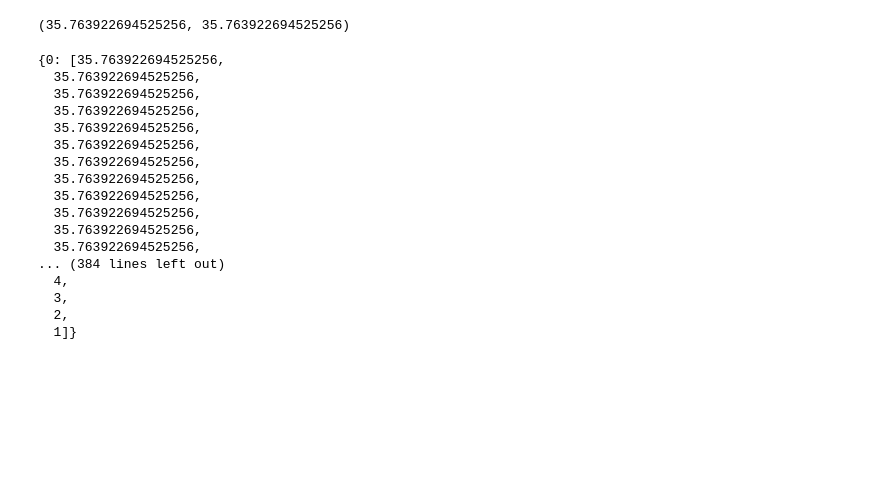
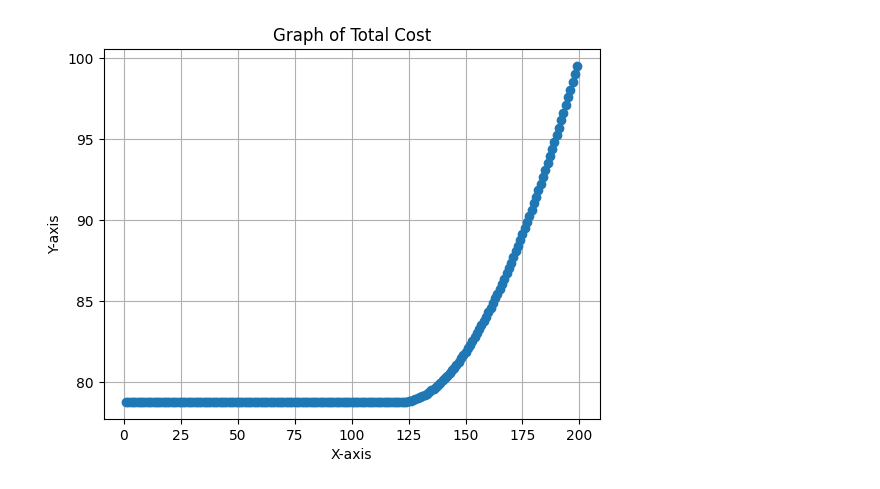
Before and after one commit to Mudryi/Reinforcement-Learning-and-Optimal-Control, a Jupyter notebook: Car_parking.ipynb, the cells around one changed output. Saved outputs shown, nothing was run; the diff lists cells and outputs as text; code cells hidden in the pictures; blank space fills up the shorter version.

```diff
--- a/Car_parking.ipynb
+++ b/Car_parking.ipynb
@@ -3,3 +4,9 @@ import numpy as np
 # %%
 N = 200 #numbers of parking spaces
 C = 100 #garage cost
+
+def cost_of_parking(k):
+    return N-k
+
+def probability_of_free(k):
+    return 0.05
@@ -6,7 +54,27 @@ C = 100 #garage cost
 # %%
+N = 200 #numbers of parking spaces
+C = 100 #garage cost
+
 def cost_of_parking(k):
     return N-k
 
 def probability_of_free(k):
-    return 0.05
+    return 1/k
+# %%
+memory = {0:[None]*(N),
+          1:[None]*(N)}
+
+x_values = list(range(199, 0, -1))
+total_cost_graph = [total_cost(i) for i in range(199, 0, -1)]
+
+plt.plot(x_values , total_cost_graph, marker='o', linestyle='-')
+plt.xlabel('X-axis')
+plt.ylabel('Y-axis')
+plt.title('Graph of Total Cost')
+plt.grid(True)
+
+# Show the graph
+plt.show()
+# %% [output]
+[figure, added]
 # %%
@@ -45,24 +116,0 @@ cost_not_free = cost_function(0, 0)
-# %%
-cost_free, cost_not_free
-# %% [output]
-(35.763922694525256, 35.763922694525256)
-# %%
-memory
-# %% [output]
-{0: [35.763922694525256,
-  35.763922694525256,
-  35.763922694525256,
-  35.763922694525256,
-  35.763922694525256,
-  35.763922694525256,
-  35.763922694525256,
-  35.763922694525256,
-  35.763922694525256,
-  35.763922694525256,
-  35.763922694525256,
-  35.763922694525256,
-... (384 lines left out)
-  4,
-  3,
-  2,
-  1]}
```
Also changed, not shown: parts of 7 cells of this notebook, 1 other file.
